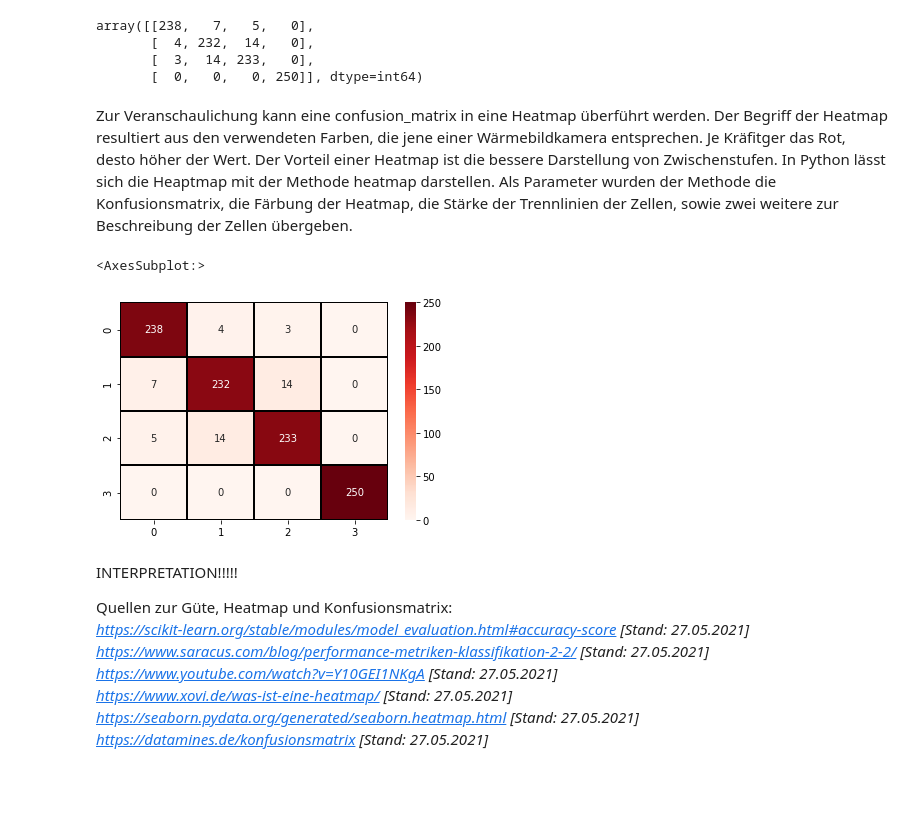
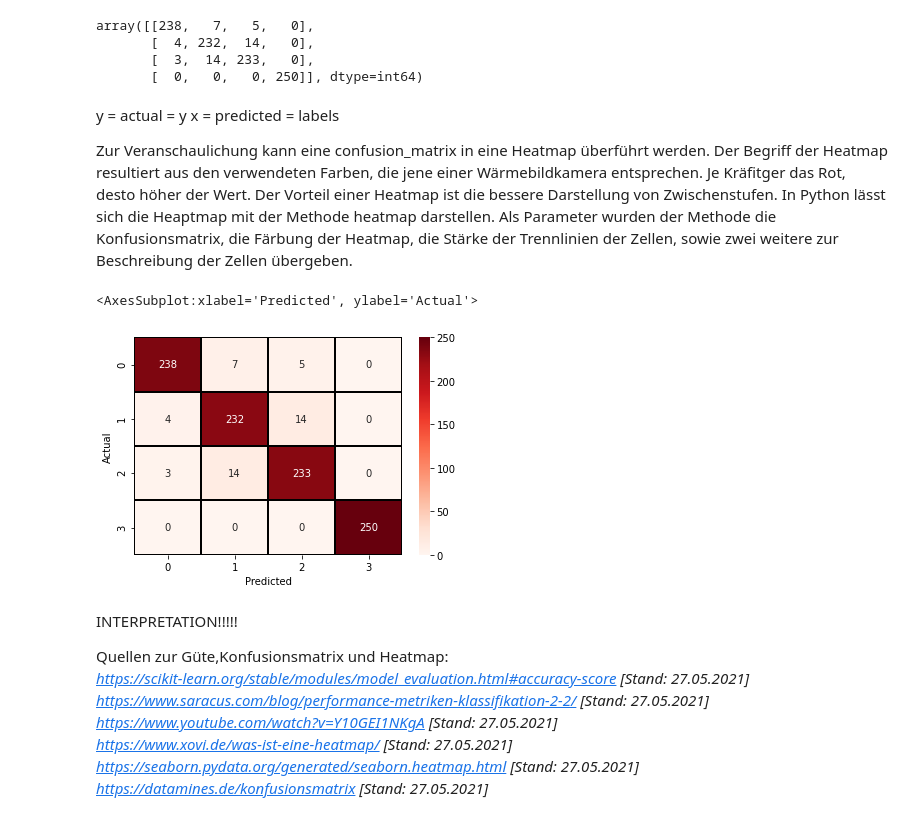
Before and after one commit to Fillippp/Datenanalyse, a Jupyter notebook: partitionierende_clusteranalyse_sample_size_1000.ipynb, the cells around one changed output. Saved outputs shown, nothing was run; the diff lists cells and outputs as text; code cells hidden in the pictures; blank space fills up the shorter version.

Commit message:
Achsenbeschriftung in Heatmap ergänzt

```diff
--- a/partitionierende_clusteranalyse_sample_size_1000.ipynb
+++ b/partitionierende_clusteranalyse_sample_size_1000.ipynb
@@ -288,19 +288,28 @@ array([[238,   7,   5,   0],
        [  3,  14, 233,   0],
        [  0,   0,   0, 250]], dtype=int64)
 # %% [markdown]
+y = actual = y
+x = predicted = labels
+
 Zur Veranschaulichung kann eine confusion_matrix in eine Heatmap überführt werden. Der Begriff der Heatmap resultiert aus den verwendeten Farben, die jene einer Wärmebildkamera entsprechen. Je Kräfitger das Rot, desto höher der Wert. Der Vorteil einer Heatmap ist die bessere Darstellung von Zwischenstufen.
 In Python lässt sich die Heaptmap mit der Methode heatmap darstellen. Als Parameter wurden der Methode die Konfusionsmatrix, die Färbung der Heatmap, die Stärke der Trennlinien der Zellen, sowie zwei weitere zur Beschreibung der Zellen übergeben.
 # %%
 from seaborn import heatmap
+import numpy as np
 
-heatmap(confusion_matrix(labels, y), cmap='Reds', linecolor='Black', linewidths='1', annot= True, fmt='g')
+matrix = confusion_matrix(y, labels)
+df = pd.DataFrame(matrix, columns=np.unique(y), index = np.unique(y))
+df.index.name = 'Actual'
+df.columns.name = 'Predicted'
+
+heatmap(df, cmap='Reds', linecolor='Black', linewidths='1', annot= True, fmt='g')
 # %% [output]
-<AxesSubplot:>
+<AxesSubplot:xlabel='Predicted', ylabel='Actual'>
-[figure, old version]
+[figure, new version]
 # %% [markdown]
 INTERPRETATION!!!!!
 
-Quellen zur Güte, Heatmap und Konfusionsmatrix: <br/>
+Quellen zur Güte,Konfusionsmatrix und Heatmap: <br/>
 <I><a href="https://scikit-learn.org/stable/modules/model_evaluation.html#accuracy-score">https://scikit-learn.org/stable/modules/model_evaluation.html#accuracy-score</a> [Stand: 27.05.2021]</I><br/>
 <I><a href="https://www.saracus.com/blog/performance-metriken-klassifikation-2-2/">https://www.saracus.com/blog/performance-metriken-klassifikation-2-2/</a> [Stand: 27.05.2021]</I><br/>
 <I><a href="https://www.youtube.com/watch?v=Y10GEI1NKgA">https://www.youtube.com/watch?v=Y10GEI1NKgA</a> [Stand: 27.05.2021]</I><br/>
```
Also changed, not shown: 1 other file.
